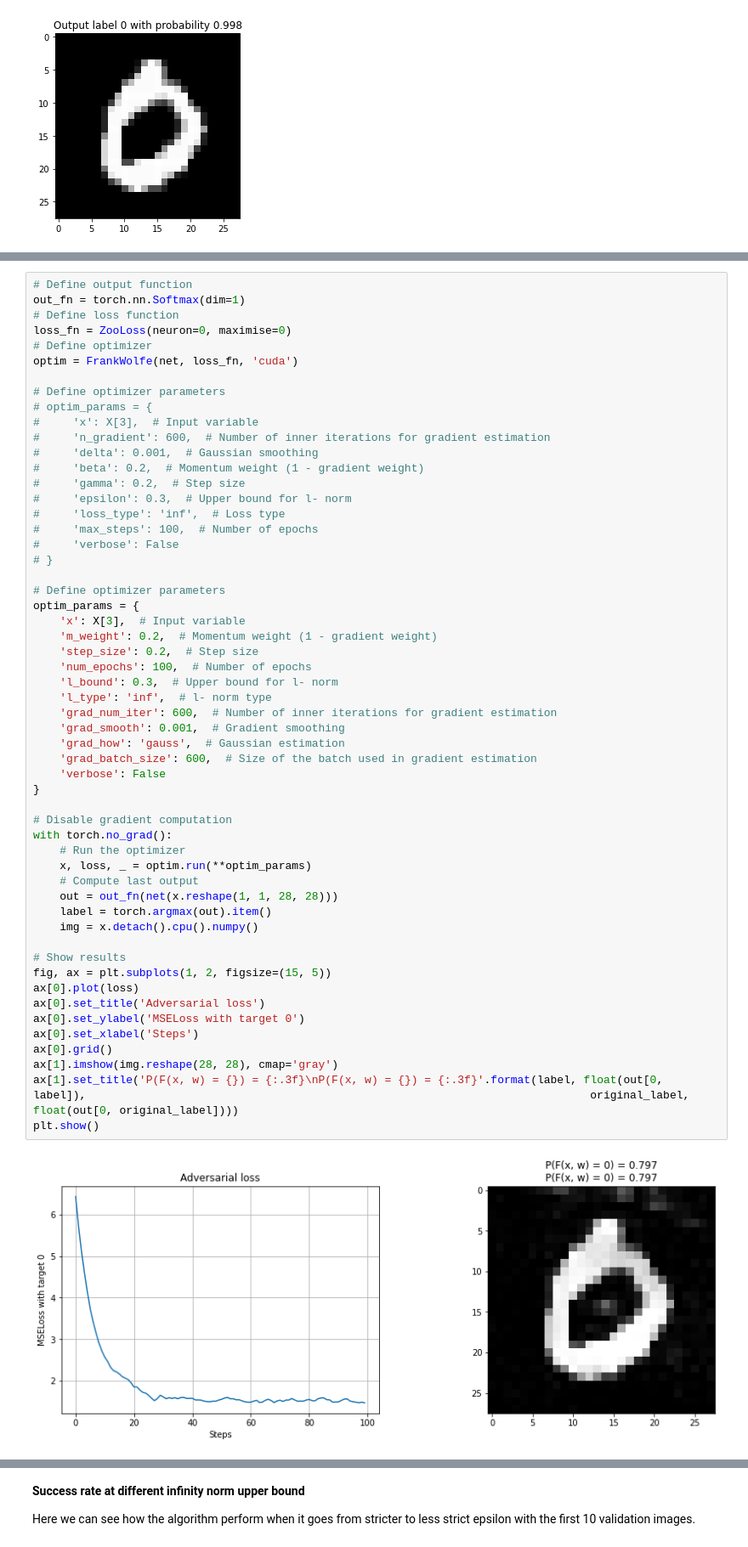
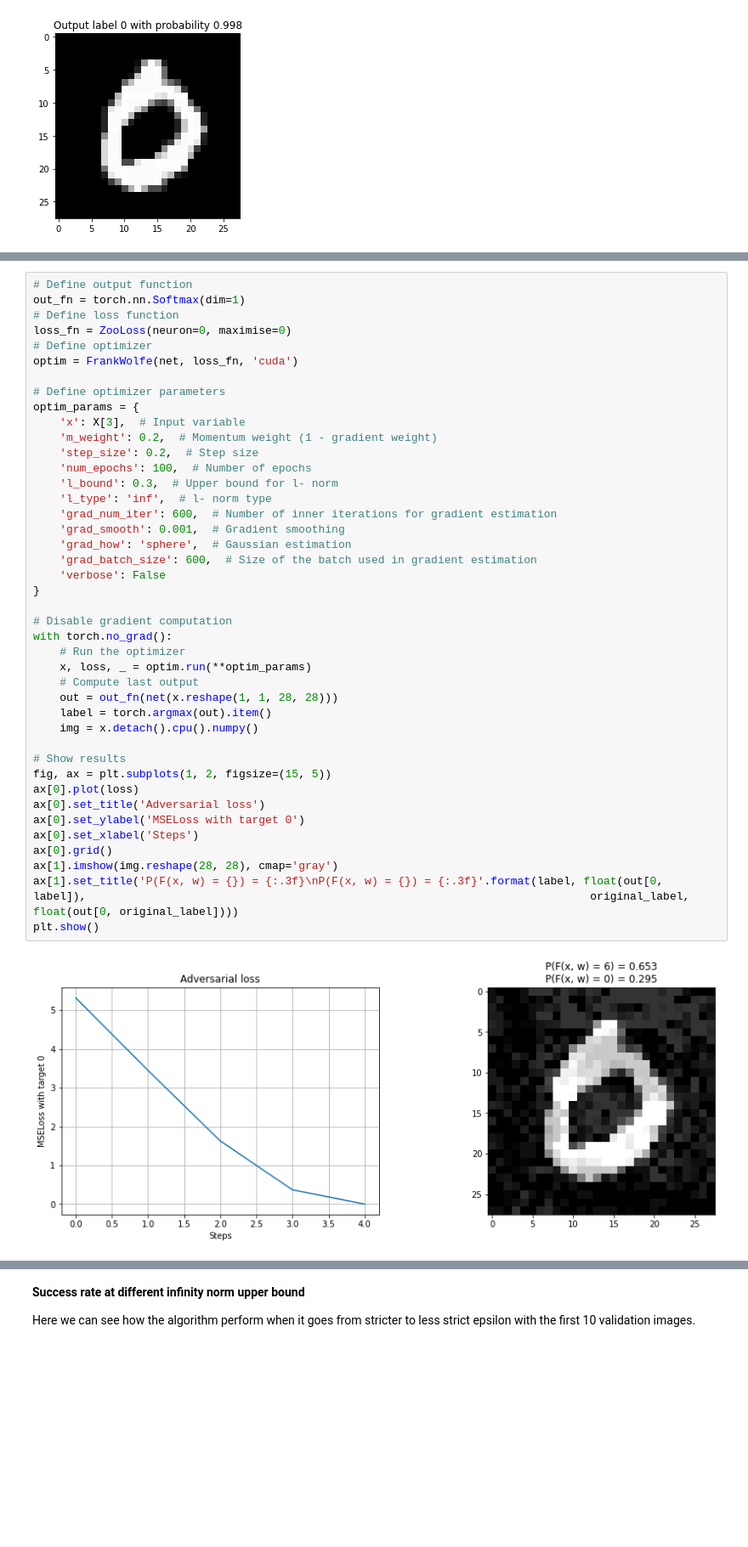
Before and after one commit to f-grimaldi/AdvAttack, a Jupyter notebook: AttackMNIST_FrankWolfe.ipynb, the cells around one changed output, grey strips where cells are left out. Shown: that part at 85% size. Drawn from its saved outputs; the diff is of its cells as text; blank space fills up the shorter version.

Commit message:
Implemented euclidean sphere sampling

```diff
--- a/AttackMNIST_FrankWolfe.ipynb
+++ b/AttackMNIST_FrankWolfe.ipynb
@@ -142,19 +148,6 @@ out_fn = torch.nn.Softmax(dim=1)
 loss_fn = ZooLoss(neuron=0, maximise=0)
 # Define optimizer
 optim = FrankWolfe(net, loss_fn, 'cuda')
-
-# Define optimizer parameters
-# optim_params = {
-#     'x': X[3],  # Input variable
-#     'n_gradient': 600,  # Number of inner iterations for gradient estimation
-#     'delta': 0.001,  # Gaussian smoothing
-#     'beta': 0.2,  # Momentum weight (1 - gradient weight)
-#     'gamma': 0.2,  # Step size
-#     'epsilon': 0.3,  # Upper bound for l- norm
-#     'loss_type': 'inf',  # Loss type
-#     'max_steps': 100,  # Number of epochs
-#     'verbose': False
-# }
 
 # Define optimizer parameters
 optim_params = {
@@ -163,33 +156,33 @@ optim_params = {
     'step_size': 0.2,  # Step size
     'num_epochs': 100,  # Number of epochs
     'l_bound': 0.3,  # Upper bound for l- norm
     'l_type': 'inf',  # l- norm type
     'grad_num_iter': 600,  # Number of inner iterations for gradient estimation
     'grad_smooth': 0.001,  # Gradient smoothing
-    'grad_how': 'gauss',  # Gaussian estimation
+    'grad_how': 'sphere',  # Gaussian estimation
     'grad_batch_size': 600,  # Size of the batch used in gradient estimation
     'verbose': False
 }
 
 # Disable gradient computation
 with torch.no_grad():
     # Run the optimizer
     x, loss, _ = optim.run(**optim_params)
     # Compute last output
     out = out_fn(net(x.reshape(1, 1, 28, 28)))
     label = torch.argmax(out).item()
     img = x.detach().cpu().numpy()
 
 # Show results
 fig, ax = plt.subplots(1, 2, figsize=(15, 5))
 ax[0].plot(loss)
 ax[0].set_title('Adversarial loss')
 ax[0].set_ylabel('MSELoss with target 0')
 ax[0].set_xlabel('Steps')
 ax[0].grid()
 ax[1].imshow(img.reshape(28, 28), cmap='gray')
 ax[1].set_title('P(F(x, w) = {}) = {:.3f}\nP(F(x, w) = {}) = {:.3f}'.format(label, float(out[0, label]),                                                                            original_label, float(out[0, original_label])))
 plt.show()
 # %% [output]
-[figure, old version]
+[figure, new version]
 # %% [markdown]
```
Also changed, not shown: parts of 8 cells of this notebook, 3 other files.
